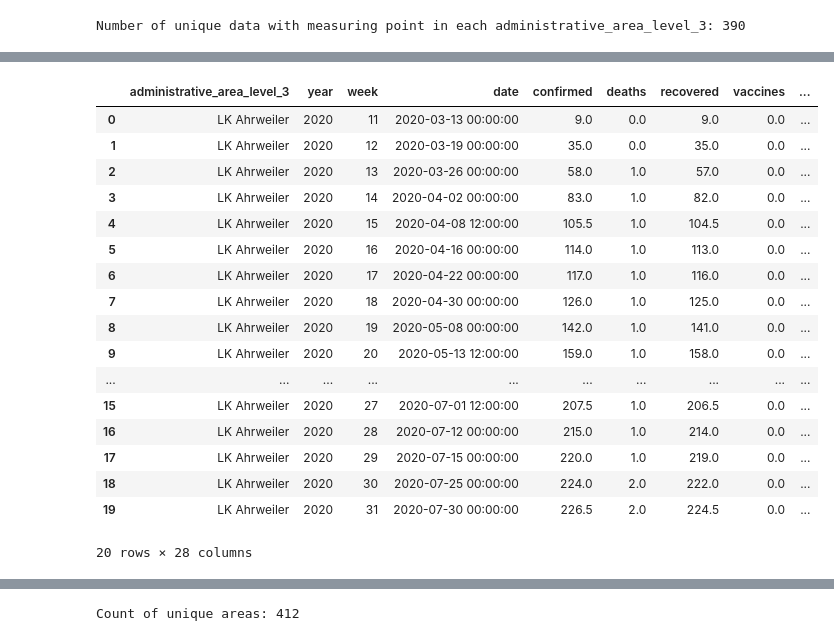
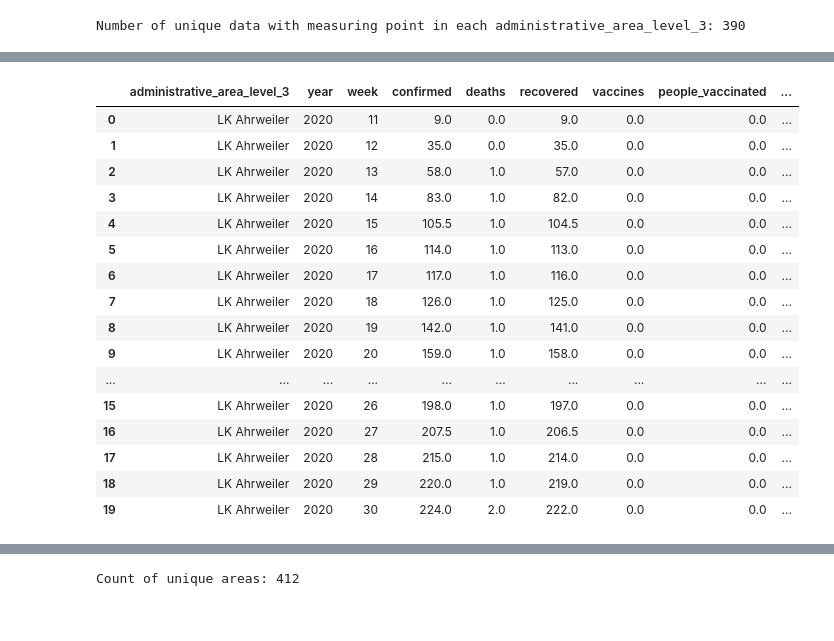
Before and after one commit to mario-dg/KI-Gruppe-03, a Jupyter notebook: dataPreparation/rawToTrain.ipynb, the cells around one changed output, grey strips where cells are left out. Drawn from its saved outputs; the diff is of its cells as text; code cells hidden in the pictures.

Commit message:
fixed missing weeks in csv data

```diff
--- a/dataPreparation/rawToTrain.ipynb
+++ b/dataPreparation/rawToTrain.ipynb
@@ -21,3 +20,6 @@ data = data.drop('longitude', axis=1)
 data = data.drop(data[data['population'] == 82905782].index)
 data = data.dropna(subset=['administrative_area_level_3'])
 data = data.dropna()
+# %%
+for i,c in enumerate(data.columns):
+    print(i,c)
@@ -138,0 +174,32 @@ data.head()
+# %%
+
+pd.set_option('display.max_columns', None)# Extrahieren der Kalenderwoche aus den Datumsdaten
+import datetime
+data['year'] = data['date'].dt.year
+data['week'] = data['date'].dt.isocalendar().week
+
+missing = get_missing_indices(data,"week")
+for m in missing:
+    index_between = m+.5
+    data.loc[index_between] = pd.NA
+    data.loc[index_between,"date"] = data.loc[m,"date"] + datetime.timedelta(days=7)
+    data.loc[index_between,"week"] = data.loc[m,"week"] +1
+test = data.sort_index()
+# test.administrative_area_level_3 = test.administrative_area_level_3.ffill()
+# test.year = test.year.ffill()
+cols = test.columns[7:22].to_list()
+test[cols]= test[cols].ffill()
+cols = ["year","administrative_area_level_3","population"]
+test[cols]= test[cols].ffill()
+# test[["year"]] = test[["year"]].interpolate()
+# test[cols] = test[cols].interpolate(method="ffill")
+cols = test.columns[1:7].to_list()
+cols.extend(test.columns[23:-2].to_list())
+
+test[cols] = test[cols].interpolate()
+# # test = test.interpolate(method="cubic")
+# test
+# # Zusammenfassung nach administrativer Gebietsebene und wöchentlich mit Durchschnitt
+df_weekly = data.groupby(['administrative_area_level_3', 'year', 'week']).median()
+df_weekly.reset_index(inplace=True)
+df_weekly.head(20)
@@ -139,31 +225,26 @@ data.head()
 # %%
-# Extrahieren der Kalenderwoche aus den Datumsdaten
-data['year'] = data['date'].dt.year
-data['week'] = data['date'].dt.isocalendar().week
-
-# Zusammenfassung nach administrativer Gebietsebene und wöchentlich mit Durchschnitt
-df_weekly = data.groupby(['administrative_area_level_3', 'year', 'week']).median()
+# # Zusammenfassung nach administrativer Gebietsebene und wöchentlich mit Durchschnitt
+df_weekly = test.groupby(['administrative_area_level_3', 'year', 'week']).median()
 df_weekly.reset_index(inplace=True)
 df_weekly.head(20)
 # %% [output]
-|  | administrative_area_level_3 | year | week | date | confirmed | deaths | recovered | vaccines | ... |
-| 0 | LK Ahrweiler | 2020 | 11 | 2020-03-13 00:00:00 | 9.0 | 0.0 | 9.0 | 0.0 | ... |
-| 1 | LK Ahrweiler | 2020 | 12 | 2020-03-19 00:00:00 | 35.0 | 0.0 | 35.0 | 0.0 | ... |
-| 2 | LK Ahrweiler | 2020 | 13 | 2020-03-26 00:00:00 | 58.0 | 1.0 | 57.0 | 0.0 | ... |
-| 3 | LK Ahrweiler | 2020 | 14 | 2020-04-02 00:00:00 | 83.0 | 1.0 | 82.0 | 0.0 | ... |
-| 4 | LK Ahrweiler | 2020 | 15 | 2020-04-08 12:00:00 | 105.5 | 1.0 | 104.5 | 0.0 | ... |
-| 5 | LK Ahrweiler | 2020 | 16 | 2020-04-16 00:00:00 | 114.0 | 1.0 | 113.0 | 0.0 | ... |
-| 6 | LK Ahrweiler | 2020 | 17 | 2020-04-22 00:00:00 | 117.0 | 1.0 | 116.0 | 0.0 | ... |
-| 7 | LK Ahrweiler | 2020 | 18 | 2020-04-30 00:00:00 | 126.0 | 1.0 | 125.0 | 0.0 | ... |
-| 8 | LK Ahrweiler | 2020 | 19 | 2020-05-08 00:00:00 | 142.0 | 1.0 | 141.0 | 0.0 | ... |
-| 9 | LK Ahrweiler | 2020 | 20 | 2020-05-13 12:00:00 | 159.0 | 1.0 | 158.0 | 0.0 | ... |
+|  | administrative_area_level_3 | year | week | confirmed | deaths | recovered | vaccines | people_vaccinated | ... |
+| 0 | LK Ahrweiler | 2020 | 11 | 9.0 | 0.0 | 9.0 | 0.0 | 0.0 | ... |
+| 1 | LK Ahrweiler | 2020 | 12 | 35.0 | 0.0 | 35.0 | 0.0 | 0.0 | ... |
+| 2 | LK Ahrweiler | 2020 | 13 | 58.0 | 1.0 | 57.0 | 0.0 | 0.0 | ... |
+| 3 | LK Ahrweiler | 2020 | 14 | 83.0 | 1.0 | 82.0 | 0.0 | 0.0 | ... |
+| 4 | LK Ahrweiler | 2020 | 15 | 105.5 | 1.0 | 104.5 | 0.0 | 0.0 | ... |
+| 5 | LK Ahrweiler | 2020 | 16 | 114.0 | 1.0 | 113.0 | 0.0 | 0.0 | ... |
+| 6 | LK Ahrweiler | 2020 | 17 | 117.0 | 1.0 | 116.0 | 0.0 | 0.0 | ... |
+| 7 | LK Ahrweiler | 2020 | 18 | 126.0 | 1.0 | 125.0 | 0.0 | 0.0 | ... |
+| 8 | LK Ahrweiler | 2020 | 19 | 142.0 | 1.0 | 141.0 | 0.0 | 0.0 | ... |
+| 9 | LK Ahrweiler | 2020 | 20 | 159.0 | 1.0 | 158.0 | 0.0 | 0.0 | ... |
 | ... | ... | ... | ... | ... | ... | ... | ... | ... | ... |
-| 15 | LK Ahrweiler | 2020 | 27 | 2020-07-01 12:00:00 | 207.5 | 1.0 | 206.5 | 0.0 | ... |
-| 16 | LK Ahrweiler | 2020 | 28 | 2020-07-12 00:00:00 | 215.0 | 1.0 | 214.0 | 0.0 | ... |
-| 17 | LK Ahrweiler | 2020 | 29 | 2020-07-15 00:00:00 | 220.0 | 1.0 | 219.0 | 0.0 | ... |
-| 18 | LK Ahrweiler | 2020 | 30 | 2020-07-25 00:00:00 | 224.0 | 2.0 | 222.0 | 0.0 | ... |
-| 19 | LK Ahrweiler | 2020 | 31 | 2020-07-30 00:00:00 | 226.5 | 2.0 | 224.5 | 0.0 | ... |
+| 15 | LK Ahrweiler | 2020 | 26 | 198.0 | 1.0 | 197.0 | 0.0 | 0.0 | ... |
+| 16 | LK Ahrweiler | 2020 | 27 | 207.5 | 1.0 | 206.5 | 0.0 | 0.0 | ... |
+| 17 | LK Ahrweiler | 2020 | 28 | 215.0 | 1.0 | 214.0 | 0.0 | 0.0 | ... |
+| 18 | LK Ahrweiler | 2020 | 29 | 220.0 | 1.0 | 219.0 | 0.0 | 0.0 | ... |
+| 19 | LK Ahrweiler | 2020 | 30 | 224.0 | 2.0 | 222.0 | 0.0 | 0.0 | ... |
-20 rows × 28 columns
 # %%
 import numpy as np
 # Select only the numeric columns by checking the data types
```
Also changed, not shown: parts of 9 cells of this notebook, 1 other file.
